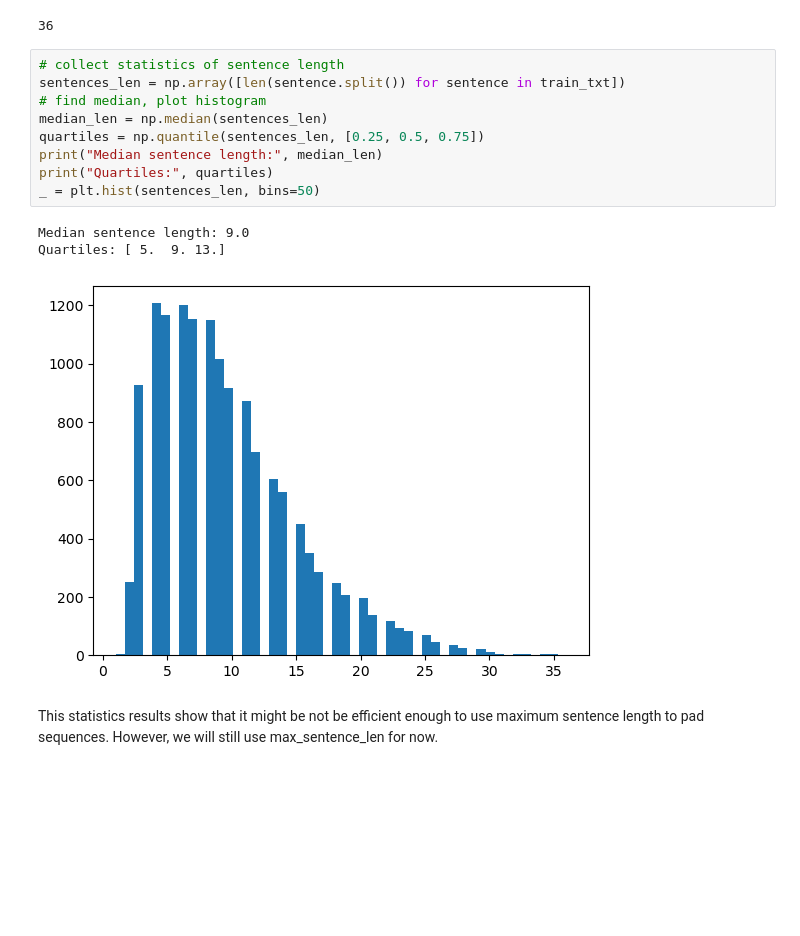
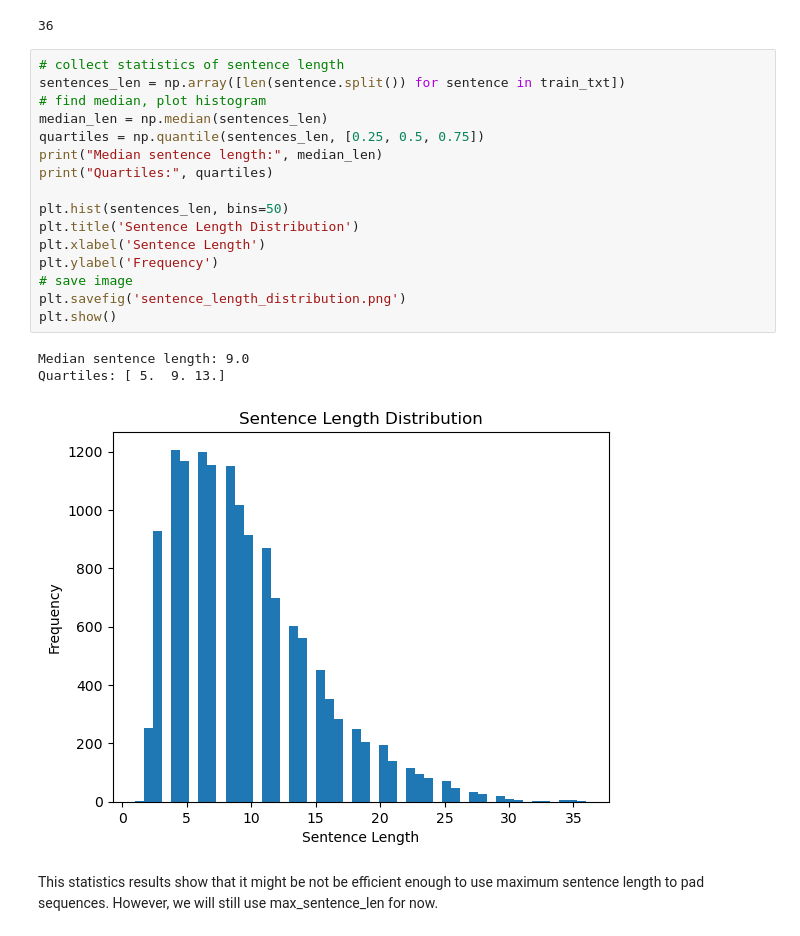
Before and after one commit to tim840818/text_emotion_classification, a Jupyter notebook: text_classify.ipynb, the cells around one changed output. Cells and saved outputs as stored; diff of their text form; blank space fills up the shorter version.

Commit message:
add figure

```diff
--- a/text_classify.ipynb
+++ b/text_classify.ipynb
@@ -239,16 +239,23 @@ max_sentence_len
 # %%
 # collect statistics of sentence length
 sentences_len = np.array([len(sentence.split()) for sentence in train_txt])
 # find median, plot histogram
 median_len = np.median(sentences_len)
 quartiles = np.quantile(sentences_len, [0.25, 0.5, 0.75])
 print("Median sentence length:", median_len)
 print("Quartiles:", quartiles)
-_ = plt.hist(sentences_len, bins=50)
+
+plt.hist(sentences_len, bins=50)
+plt.title('Sentence Length Distribution')
+plt.xlabel('Sentence Length')
+plt.ylabel('Frequency')
+# save image
+plt.savefig('sentence_length_distribution.png')
+plt.show()
 # %% [output]
 Median sentence length: 9.0
 Quartiles: [ 5.  9. 13.]
-[figure, old version]
+[figure, new version]
 # %% [markdown]
 This statistics results show that it might be not be efficient enough to use maximum sentence length to pad sequences. However, we will still use max_sentence_len for now.
 # %%
```
Also changed, not shown: parts of 1 cell of this notebook, 1 other file.
